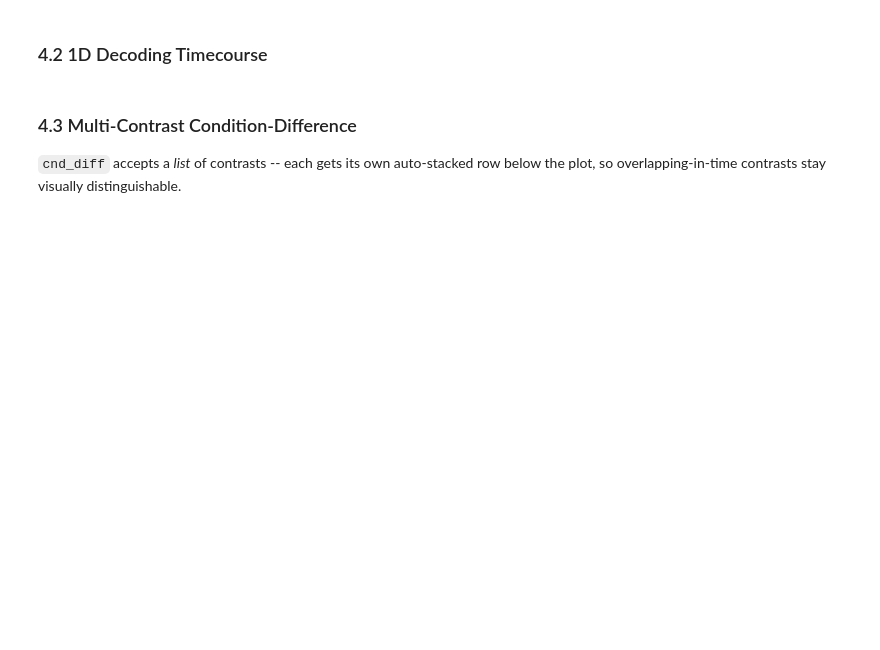
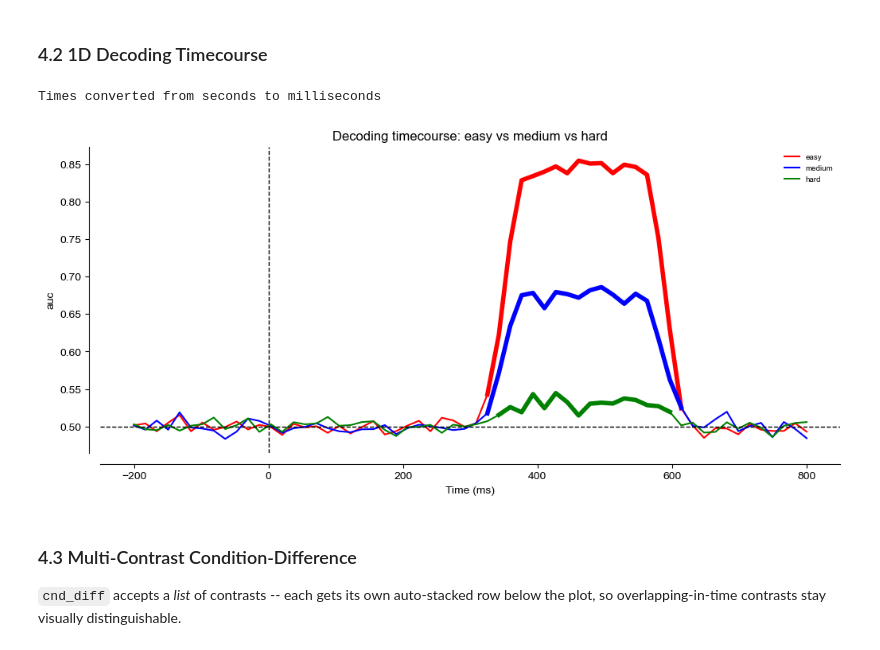
Before and after one commit to dvanmoorselaar/DvM, a Jupyter notebook: tutorials/00_visualization_and_statistics.ipynb, the cells around one changed output. Cells and saved outputs as stored; diff of their text form; code cells hidden in the pictures; blank space fills up the shorter version.

```diff
--- a/tutorials/00_visualization_and_statistics.ipynb
+++ b/tutorials/00_visualization_and_statistics.ipynb
@@ -275,14 +317,16 @@ print("✓ Synthetic BDM decoding data generated for easy/medium/hard")
 # %%
 fig = plt.figure(figsize=(12, 5))
 plot_bdm_timecourse(
     bdms, cnds=['easy', 'medium', 'hard'],
     colors=[COLORS['easy'], COLORS['medium'], COLORS['hard']],
     stats='perm',
 )
 plt.title("Decoding timecourse: easy vs medium vs hard")
-plt.tight_layout()
 display(fig)
 plt.close('all')
+# %% [output]
+Times converted from seconds to milliseconds
+[figure, added]
 # %% [markdown]
 ### 4.3 Multi-Contrast Condition-Difference
 
```
Also changed, not shown: parts of 18 cells of this notebook, 2 other files.
